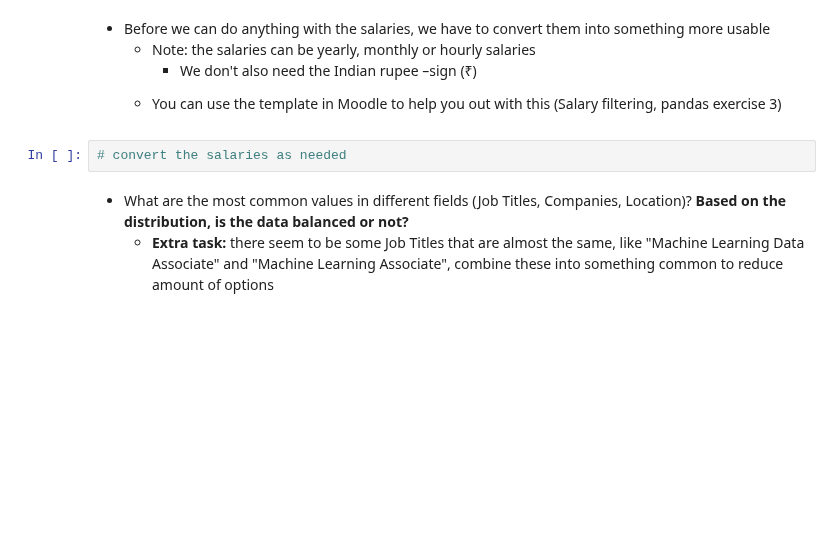
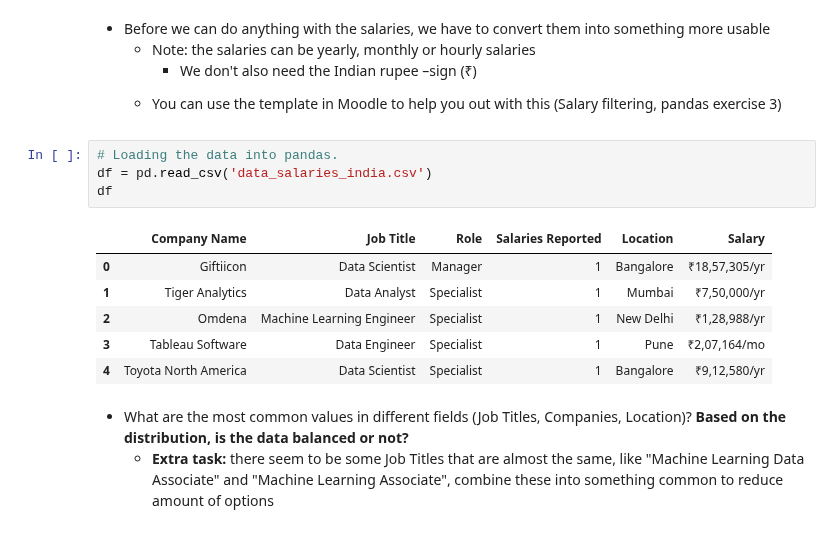
Before and after one commit to jehuhta/Intro_Data_Analytics_Huhta_Jeremy_Spring2025, a Jupyter notebook: Exercises_2_Pandas/DataAnalyticsExerciseSet2.ipynb, the cells around one changed output. Saved outputs shown, nothing was run; the diff lists cells and outputs as text; blank space fills up the shorter version.

```diff
--- a/Exercises_2_Pandas/DataAnalyticsExerciseSet2.ipynb
+++ b/Exercises_2_Pandas/DataAnalyticsExerciseSet2.ipynb
@@ -349,8 +447,17 @@ KeyError: 'Brankruptcies'
 <li>You can use the template in Moodle to help you out with this (Salary filtering, pandas exercise 3)</li>
 </ul>
 </ul>
-# %%
-# convert the salaries as needed
+# %%
+# Loading the data into pandas.
+df = pd.read_csv('data_salaries_india.csv')
+df
+# %% [output]
+|  | Company Name | Job Title | Role | Salaries Reported | Location | Salary |
+| 0 | Giftiicon | Data Scientist | Manager | 1 | Bangalore | ₹18,57,305/yr |
+| 1 | Tiger Analytics | Data Analyst | Specialist | 1 | Mumbai | ₹7,50,000/yr |
+| 2 | Omdena | Machine Learning Engineer | Specialist | 1 | New Delhi | ₹1,28,988/yr |
+| 3 | Tableau Software | Data Engineer | Specialist | 1 | Pune | ₹2,07,164/mo |
+| 4 | Toyota North America | Data Scientist | Specialist | 1 | Bangalore | ₹9,12,580/yr |
 # %% [markdown]
 <ul>
 <li>What are the most common values in different fields (Job Titles, Companies, Location)? <b>Based on the distribution, is the data balanced or not?</b></li>
```
Also changed, not shown: parts of 25 cells of this notebook.
